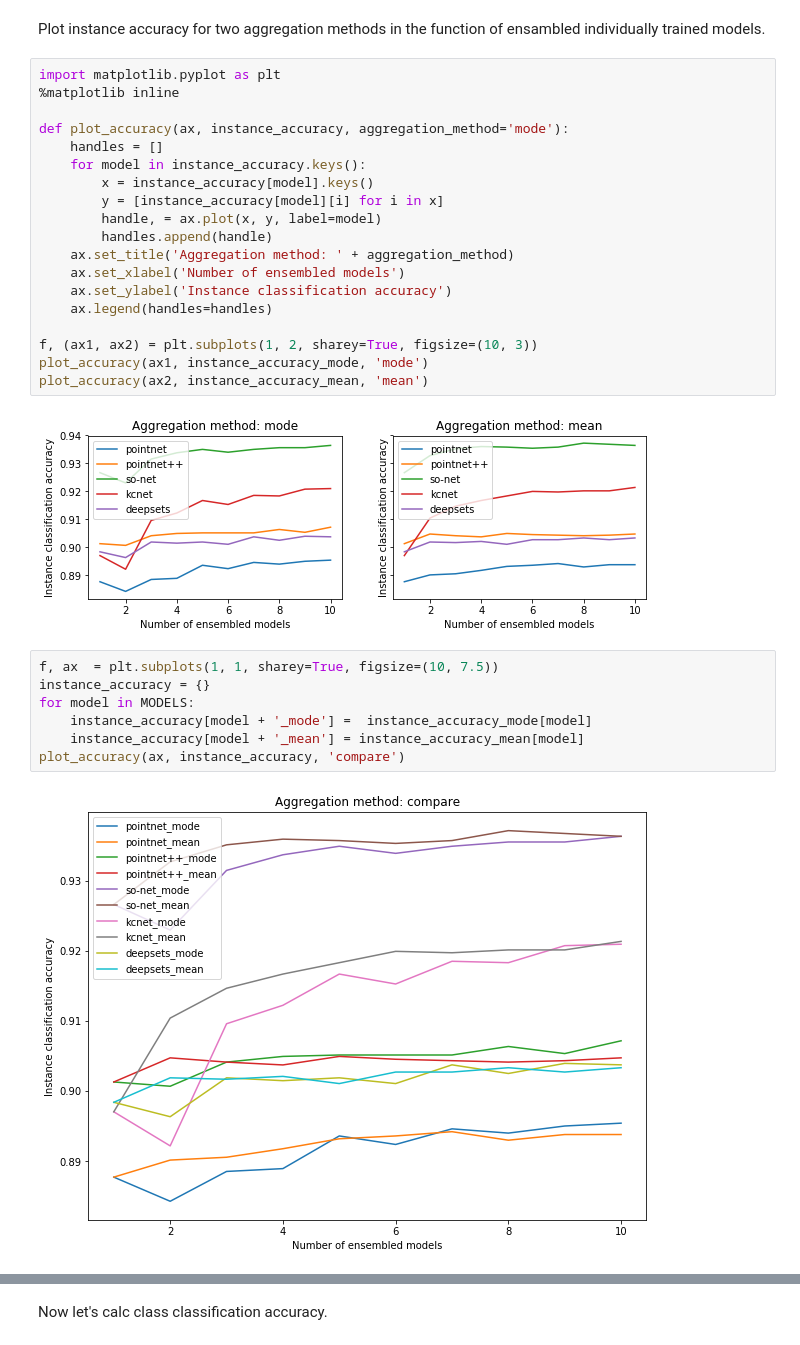
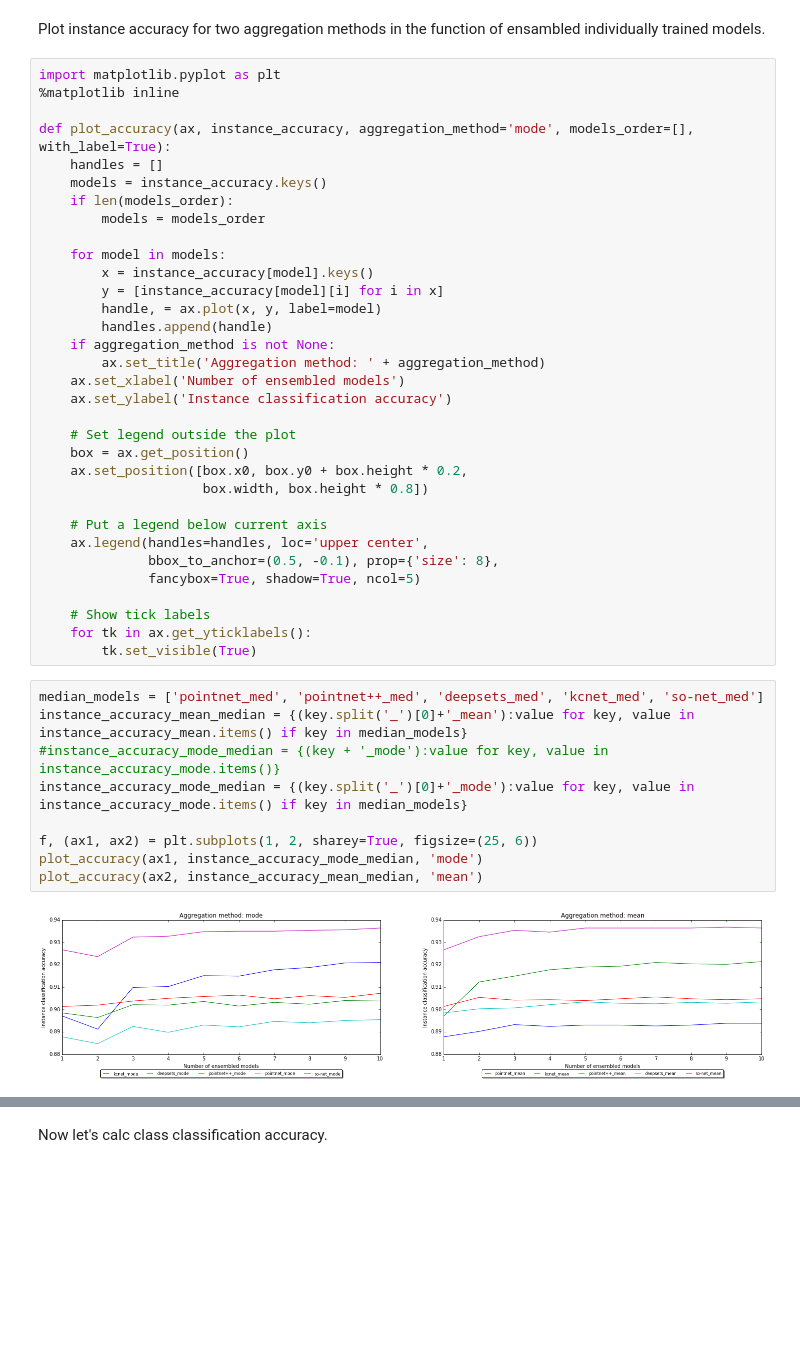
Before and after one commit to dkoguciuk/ensemble_learning_for_point_clouds, a Jupyter notebook: analysis.ipynb, the cells around one changed output, grey strips where cells are left out. Drawn from its saved outputs; the diff is of its cells as text; blank space fills up the shorter version.

Commit message:
Some improvements of figures

```diff
--- a/analysis.ipynb
+++ b/analysis.ipynb
@@ -113,29 +132,43 @@ Plot instance accuracy for two aggregation methods in the function of ensambled
 import matplotlib.pyplot as plt
 %matplotlib inline
 
-def plot_accuracy(ax, instance_accuracy, aggregation_method='mode'):
+def plot_accuracy(ax, instance_accuracy, aggregation_method='mode', models_order=[], with_label=True):
     handles = []
-    for model in instance_accuracy.keys():
+    models = instance_accuracy.keys()
+    if len(models_order):
+        models = models_order
+
+    for model in models:
         x = instance_accuracy[model].keys()
         y = [instance_accuracy[model][i] for i in x]
         handle, = ax.plot(x, y, label=model)
         handles.append(handle)
-    ax.set_title('Aggregation method: ' + aggregation_method)
+    if aggregation_method is not None:
+        ax.set_title('Aggregation method: ' + aggregation_method)
     ax.set_xlabel('Number of ensembled models')
     ax.set_ylabel('Instance classification accuracy')
-    ax.legend(handles=handles)
 
-f, (ax1, ax2) = plt.subplots(1, 2, sharey=True, figsize=(10, 3))
-plot_accuracy(ax1, instance_accuracy_mode, 'mode')
-plot_accuracy(ax2, instance_accuracy_mean, 'mean')
+    # Set legend outside the plot
+    box = ax.get_position()
+    ax.set_position([box.x0, box.y0 + box.height * 0.2,
+                     box.width, box.height * 0.8])
+
+    # Put a legend below current axis
+    ax.legend(handles=handles, loc='upper center',
+              bbox_to_anchor=(0.5, -0.1), prop={'size': 8},
+              fancybox=True, shadow=True, ncol=5)
+
+    # Show tick labels
+    for tk in ax.get_yticklabels():
+        tk.set_visible(True)
-# %% [output]
-[figure, removed]
-# %%
-f, ax  = plt.subplots(1, 1, sharey=True, figsize=(10, 7.5))
-instance_accuracy = {}
-for model in MODELS:
-    instance_accuracy[model + '_mode'] =  instance_accuracy_mode[model]
-    instance_accuracy[model + '_mean'] = instance_accuracy_mean[model]
-plot_accuracy(ax, instance_accuracy, 'compare')
-# %% [output]
-[figure, removed]
+# %%
+median_models = ['pointnet_med', 'pointnet++_med', 'deepsets_med', 'kcnet_med', 'so-net_med']
+instance_accuracy_mean_median = {(key.split('_')[0]+'_mean'):value for key, value in instance_accuracy_mean.items() if key in median_models}
+#instance_accuracy_mode_median = {(key + '_mode'):value for key, value in instance_accuracy_mode.items()}
+instance_accuracy_mode_median = {(key.split('_')[0]+'_mode'):value for key, value in instance_accuracy_mode.items() if key in median_models}
+
+f, (ax1, ax2) = plt.subplots(1, 2, sharey=True, figsize=(25, 6))
+plot_accuracy(ax1, instance_accuracy_mode_median, 'mode')
+plot_accuracy(ax2, instance_accuracy_mean_median, 'mean')
+# %% [output]
+[figure, added]
```
Also changed, not shown: parts of 7 cells of this notebook, 3 other files.
